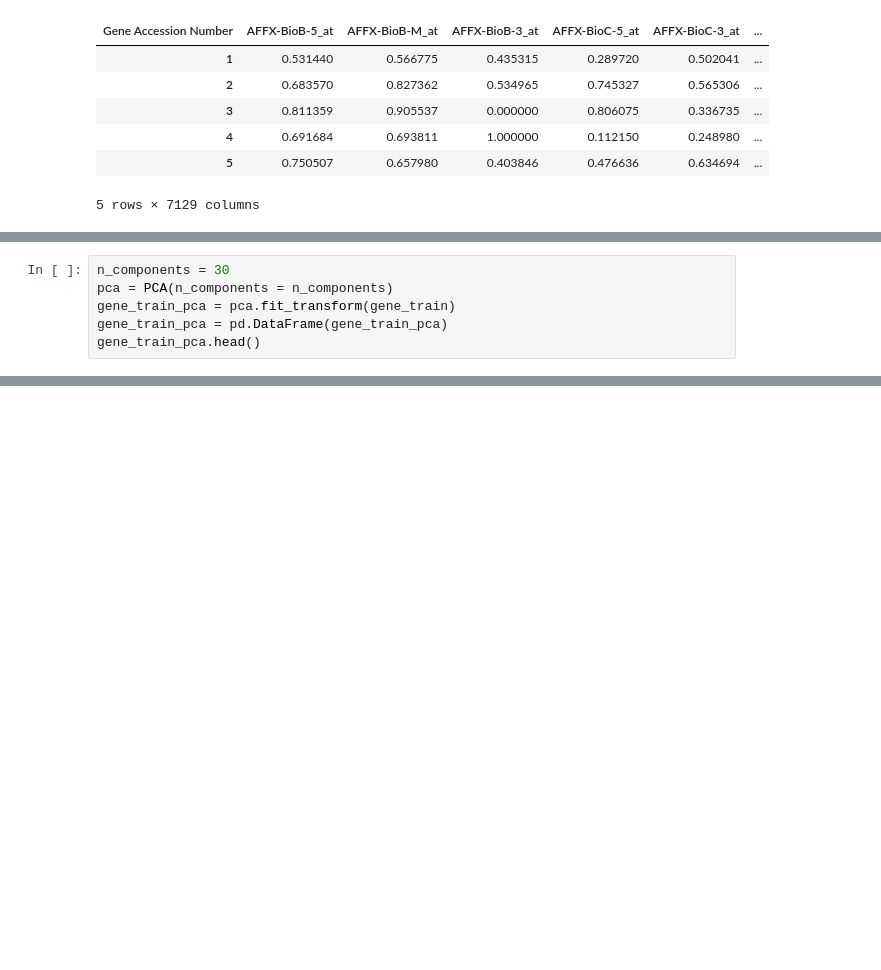
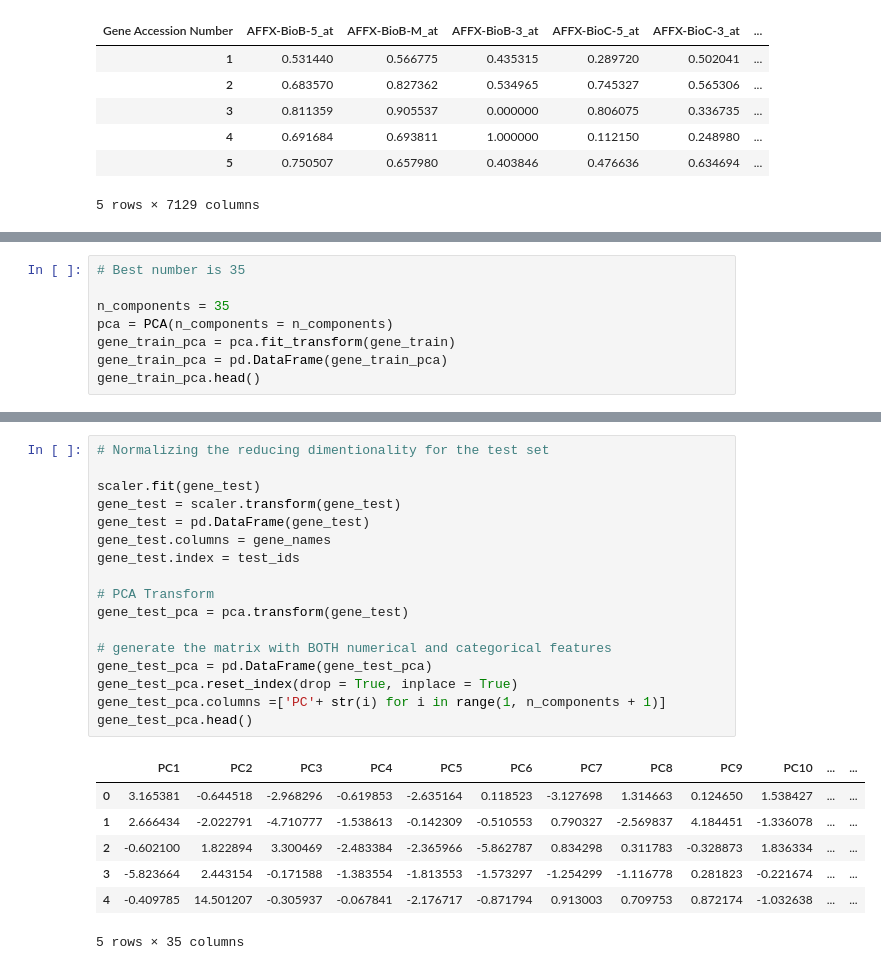
Before and after one commit to eh329/Kaggle, a Jupyter notebook: Gene-expression-eh329-dataset-Golub-et-al.ipynb, the cells around one changed output, grey strips where cells are left out. Cells and saved outputs as stored; diff of their text form; blank space fills up the shorter version.

Commit message:
Kaggle Notebook | Data Analysis | Version 3

```diff
--- a/Gene-expression-eh329-dataset-Golub-et-al.ipynb
+++ b/Gene-expression-eh329-dataset-Golub-et-al.ipynb
@@ -189,5 +241,7 @@ gene_train.head()
 # %%
-n_components = 30
+# Best number is 35
+
+n_components = 35
 pca = PCA(n_components = n_components)
 gene_train_pca = pca.fit_transform(gene_train)
 gene_train_pca = pd.DataFrame(gene_train_pca)
@@ -206,0 +265,25 @@ sum(sum(gene_train_pca.values))
+# %%
+# Normalizing the reducing dimentionality for the test set
+
+scaler.fit(gene_test)
+gene_test = scaler.transform(gene_test)
+gene_test = pd.DataFrame(gene_test)
+gene_test.columns = gene_names
+gene_test.index = test_ids
+
+# PCA Transform
+gene_test_pca = pca.transform(gene_test)
+
+# generate the matrix with BOTH numerical and categorical features
+gene_test_pca = pd.DataFrame(gene_test_pca)
+gene_test_pca.reset_index(drop = True, inplace = True)
+gene_test_pca.columns =['PC'+ str(i) for i in range(1, n_components + 1)]
+gene_test_pca.head()
+# %% [output]
+|  | PC1 | PC2 | PC3 | PC4 | PC5 | PC6 | PC7 | PC8 | PC9 | PC10 | ... | ... |
+| 0 | 3.165381 | -0.644518 | -2.968296 | -0.619853 | -2.635164 | 0.118523 | -3.127698 | 1.314663 | 0.124650 | 1.538427 | ... | ... |
+| 1 | 2.666434 | -2.022791 | -4.710777 | -1.538613 | -0.142309 | -0.510553 | 0.790327 | -2.569837 | 4.184451 | -1.336078 | ... | ... |
+| 2 | -0.602100 | 1.822894 | 3.300469 | -2.483384 | -2.365966 | -5.862787 | 0.834298 | 0.311783 | -0.328873 | 1.836334 | ... | ... |
+| 3 | -5.823664 | 2.443154 | -0.171588 | -1.383554 | -1.813553 | -1.573297 | -1.254299 | -1.116778 | 0.281823 | -0.221674 | ... | ... |
+| 4 | -0.409785 | 14.501207 | -0.305937 | -0.067841 | -2.176717 | -0.871794 | 0.913003 | 0.709753 | 0.872174 | -1.032638 | ... | ... |
+5 rows × 35 columns
```
Also changed, not shown: parts of 10 cells of this notebook.
